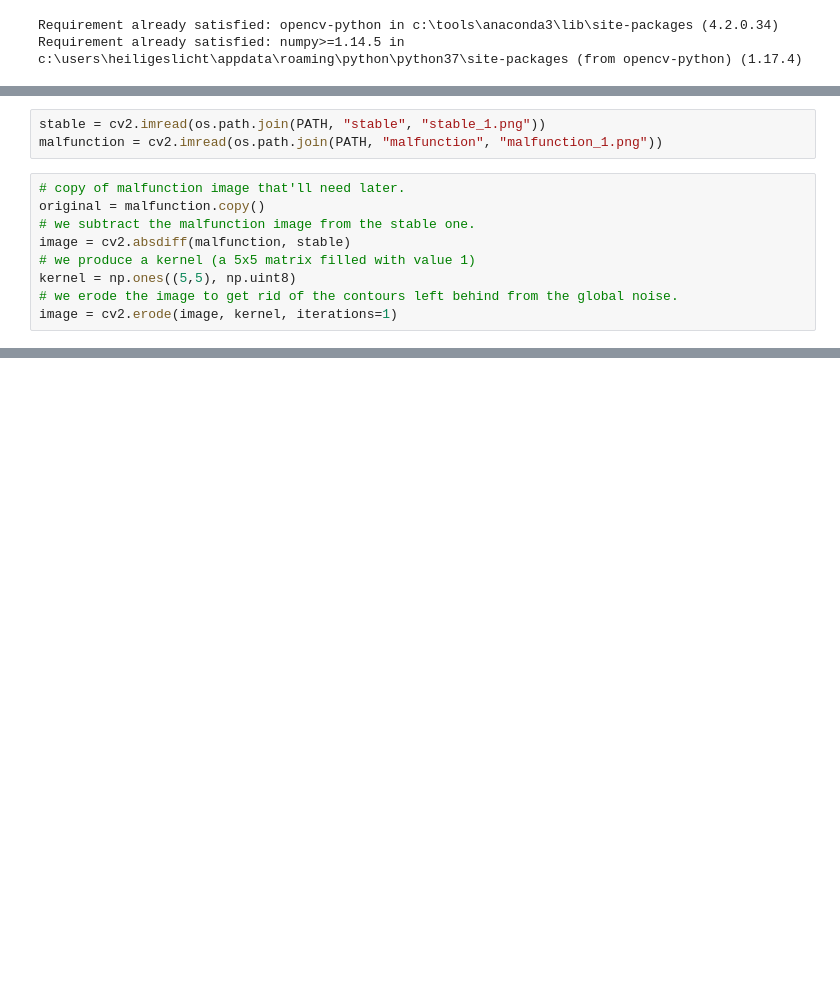
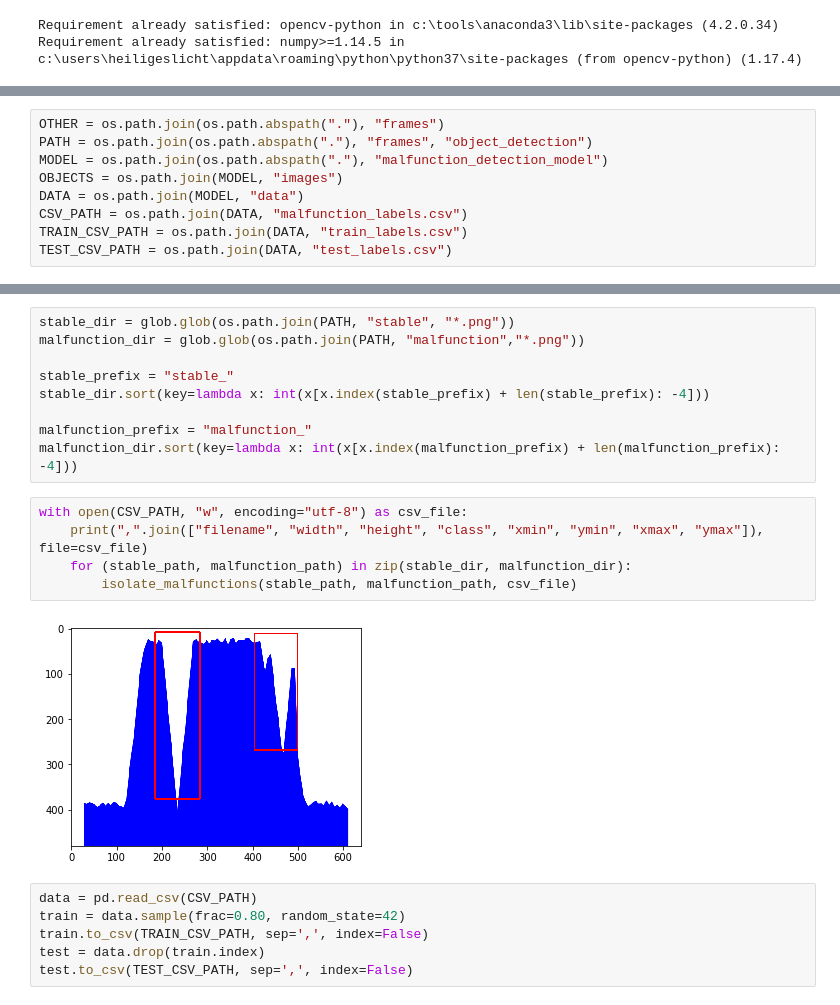
Before and after one commit to bondadam/DLRS, a Jupyter notebook: src/Malfunction Detection.ipynb, the cells around one changed output, grey strips where cells are left out. Drawn from its saved outputs; the diff is of its cells as text; blank space fills up the shorter version.

Commit message:
Malfunction Detection via Object Detection API + Instructions

```diff
--- a/src/Malfunction Detection.ipynb
+++ b/src/Malfunction Detection.ipynb
@@ -13,12 +13,0 @@ PATH = os.path.join(os.path.abspath("."), "frames", "train")
-# %%
-stable = cv2.imread(os.path.join(PATH, "stable", "stable_1.png"))
-malfunction = cv2.imread(os.path.join(PATH, "malfunction", "malfunction_1.png"))
-# %%
-# copy of malfunction image that'll need later.
-original = malfunction.copy()
-# we subtract the malfunction image from the stable one.
-image = cv2.absdiff(malfunction, stable)
-# we produce a kernel (a 5x5 matrix filled with value 1)
-kernel = np.ones((5,5), np.uint8)
-# we erode the image to get rid of the contours left behind from the global noise.
-image = cv2.erode(image, kernel, iterations=1)
@@ -34,0 +14,9 @@ cnts = cnts[0] if len(cnts) == 2 else cnts[1]
+# %%
+OTHER = os.path.join(os.path.abspath("."), "frames")
+PATH = os.path.join(os.path.abspath("."), "frames", "object_detection")
+MODEL = os.path.join(os.path.abspath("."), "malfunction_detection_model")
+OBJECTS = os.path.join(MODEL, "images")
+DATA = os.path.join(MODEL, "data")
+CSV_PATH = os.path.join(DATA, "malfunction_labels.csv")
+TRAIN_CSV_PATH = os.path.join(DATA, "train_labels.csv")
+TEST_CSV_PATH = os.path.join(DATA, "test_labels.csv")
@@ -59,0 +82,22 @@ cv2.destroyAllWindows()
+# %%
+stable_dir = glob.glob(os.path.join(PATH, "stable", "*.png"))
+malfunction_dir = glob.glob(os.path.join(PATH, "malfunction","*.png"))
+
+stable_prefix = "stable_"
+stable_dir.sort(key=lambda x: int(x[x.index(stable_prefix) + len(stable_prefix): -4]))
+
+malfunction_prefix = "malfunction_"
+malfunction_dir.sort(key=lambda x: int(x[x.index(malfunction_prefix) + len(malfunction_prefix): -4]))
+# %%
+with open(CSV_PATH, "w", encoding="utf-8") as csv_file:
+    print(",".join(["filename", "width", "height", "class", "xmin", "ymin", "xmax", "ymax"]), file=csv_file)
+    for (stable_path, malfunction_path) in zip(stable_dir, malfunction_dir):
+        isolate_malfunctions(stable_path, malfunction_path, csv_file)
+# %% [output]
+[figure, added]
+# %%
+data = pd.read_csv(CSV_PATH)
+train = data.sample(frac=0.80, random_state=42)
+train.to_csv(TRAIN_CSV_PATH, sep=',', index=False)
+test = data.drop(train.index)
+test.to_csv(TEST_CSV_PATH, sep=',', index=False)
```
Also changed, not shown: parts of 14 cells of this notebook, 31 other files.
